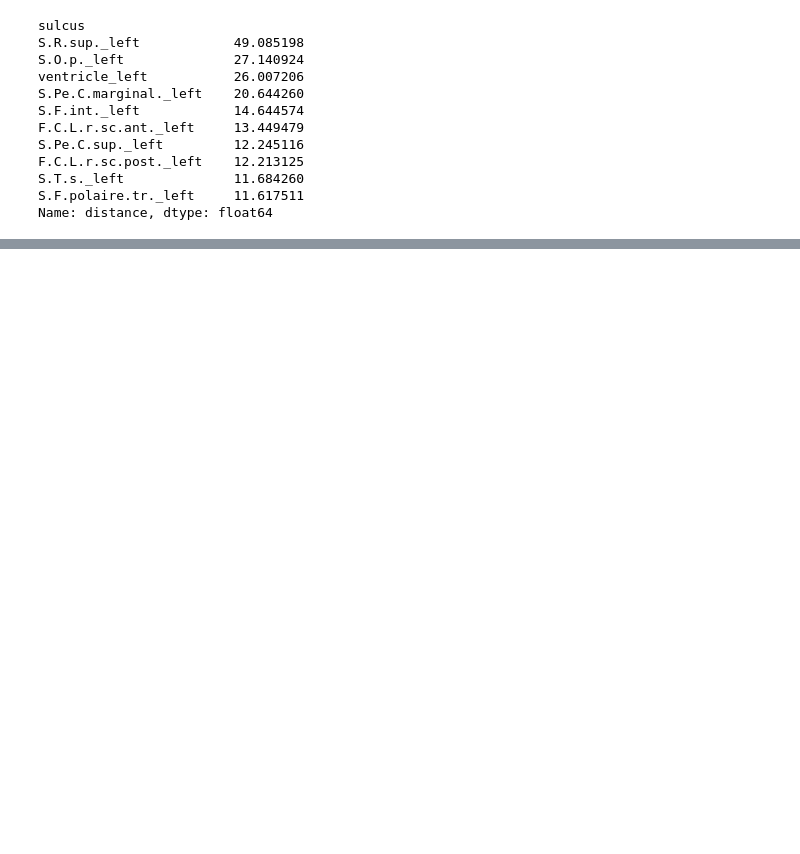
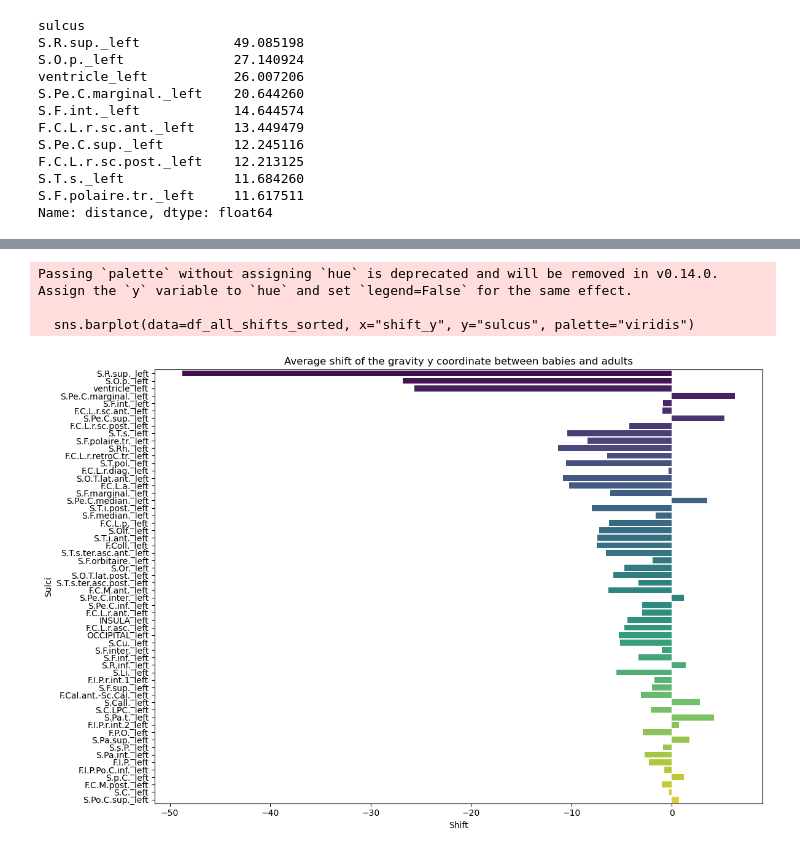
Before and after one commit to neurospin-projects/2025_rmenasria_prematurity, a Jupyter notebook: notebooks/racim/gravity_center_shift.ipynb, the cells around one changed output, grey strips where cells are left out. Drawn from its saved outputs; the diff is of its cells as text; code cells hidden in the pictures; blank space fills up the shorter version.

```diff
--- a/notebooks/racim/gravity_center_shift.ipynb
+++ b/notebooks/racim/gravity_center_shift.ipynb
@@ -136,0 +186,15 @@ Name: distance, dtype: float64
+# %%
+df_all_shifts_sorted = pd.read_csv("/neurospin/dico/rmenasria/Runs/03_main/Program/2025_rmenasria_prematurity/notebooks/racim/sulci_gravity_center_shifts.csv").sort_values(by="distance", ascending=False)
+
+plt.figure(figsize=(12, 8))
+sns.barplot(data=df_all_shifts_sorted, x="shift_y", y="sulcus", palette="viridis")
+plt.xlabel("Shift")
+plt.ylabel("Sulci")
+plt.title("Average shift of the gravity y coordinate between babies and adults")
+plt.tight_layout()
+plt.show()
+# %% [output]
+Passing `palette` without assigning `hue` is deprecated and will be removed in v0.14.0. Assign the `y` variable to `hue` and set `legend=False` for the same effect.
+
+  sns.barplot(data=df_all_shifts_sorted, x="shift_y", y="sulcus", palette="viridis")
+[figure, added]
```
Also changed, not shown: parts of 12 cells of this notebook, 2 other files.
